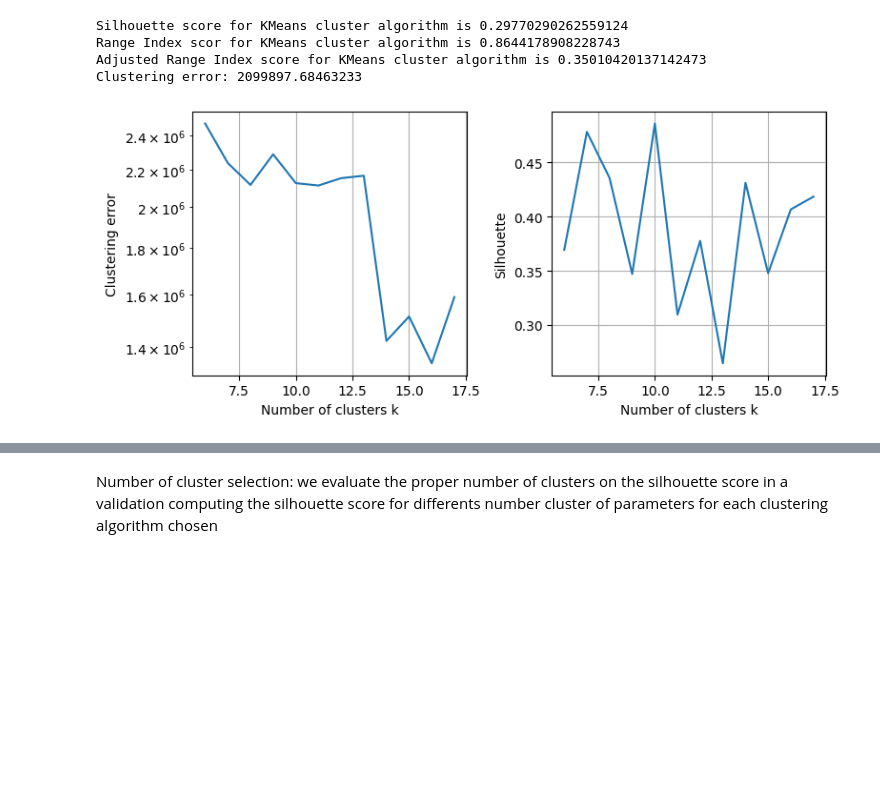
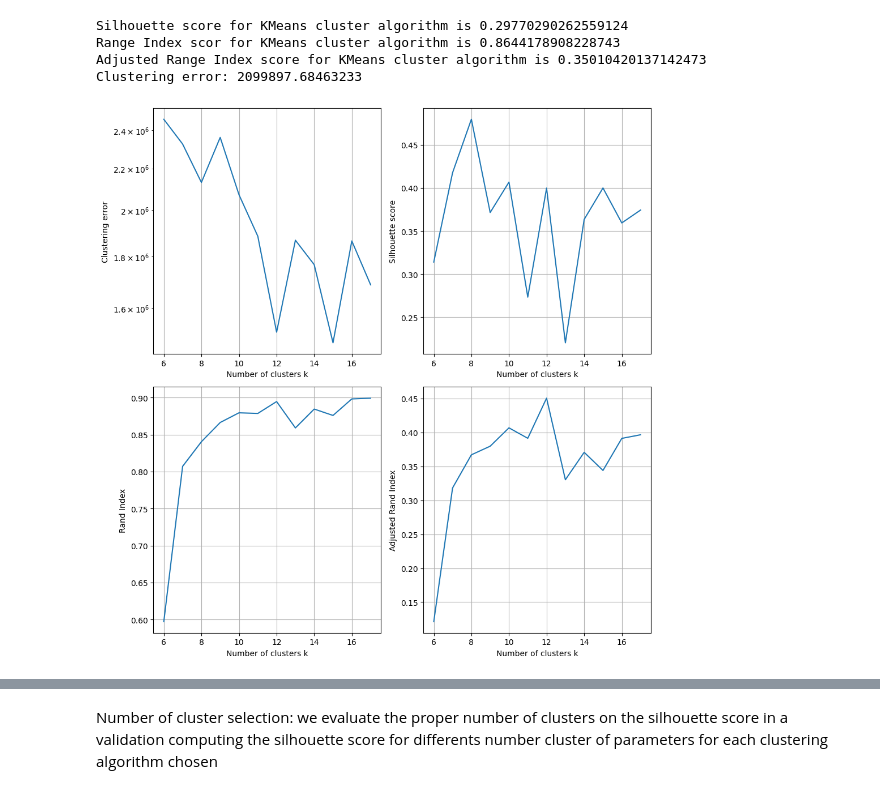
Before and after one commit to federicomirra01/DDoS_analysis_project, a Jupyter notebook: Section_3.ipynb, the cells around one changed output, grey strips where cells are left out. Cells and saved outputs as stored; diff of their text form; code cells hidden in the pictures; blank space fills up the shorter version.

```diff
--- a/Section_3.ipynb
+++ b/Section_3.ipynb
@@ -66,26 +66,42 @@ Adjusted Range Index score for KMeans cluster algorithm is 0.35010420137142473
 Clustering error: 2099897.68463233
 # %%
 kmeans_results = []
+ri_scores = []
+ari_scores = []
 
 for k in range (int(0.5*n_y), int(1.5*n_y)):
-    kmeans_results.append(KMeans(n_clusters=k, init='random', random_state=None, n_init=1).fit(X))
+    results = KMeans(n_clusters=k, init='random', random_state=None, n_init=1).fit(X)
+    kmeans_results.append(results)
+    ri_scores.append(rand_score(np.ravel(y), results.labels_))
+    ari_scores.append(adjusted_rand_score(np.ravel(y), results.labels_))
 
-fig, axs = plt.subplots(1, 2, figsize=(8,3.5))
-axs[0].plot([k for k in range(int(0.5*n_y), int(1.5*n_y))], [result.inertia_ for result in kmeans_results])
-axs[0].set_xlabel("Number of clusters k")
-axs[0].set_ylabel("Clustering error")
-axs[0].set_yscale('log')
-axs[0].grid()
 
-axs[1].plot([k for k in range(int(0.5*n_y), int(1.5*n_y))], [silhouette_score(X, result.labels_) for result in kmeans_results])
-axs[1].set_xlabel("Number of clusters k")
-axs[1].set_ylabel("Silhouette")
-axs[1].grid()
+fig, axs = plt.subplots(2, 2, figsize=(10, 10))
+axs[0, 0].plot([k for k in range(int(0.5*n_y), int(1.5*n_y))], [result.inertia_ for result in kmeans_results])
+axs[0, 0].set_xlabel("Number of clusters k")
+axs[0, 0].set_ylabel("Clustering error")
+axs[0, 0].set_yscale('log')
+axs[0, 0].grid(True)
+
+axs[0, 1].plot([k for k in range(int(0.5*n_y), int(1.5*n_y))], [silhouette_score(X, result.labels_) for result in kmeans_results])
+axs[0, 1].set_xlabel("Number of clusters k")
+axs[0, 1].set_ylabel("Silhouette score")
+axs[0, 1].grid(True)
+
+axs[1, 0].plot([k for k in range(int(0.5*n_y), int(1.5*n_y))], [ri for ri in ri_scores])
+axs[1, 0].set_xlabel("Number of clusters k")
+axs[1, 0].set_ylabel("Rand Index")
+axs[1, 0].grid(True)
+
+axs[1, 1].plot([k for k in range(int(0.5*n_y), int(1.5*n_y))], [ari for ari in ari_scores])
+axs[1, 1].set_xlabel("Number of clusters k")
+axs[1, 1].set_ylabel("Adjusted Rand Index")
+axs[1, 1].grid(True)
 
 plt.tight_layout()
 plt.show()
 # %% [output]
-[figure, old version]
+[figure, new version]
 # %%
 kmeans = KMeans(n_clusters=10, init='random', random_state=None, n_init=1)
 result = kmeans.fit(X)
```
Also changed, not shown: parts of 7 cells of this notebook, 1 other file.
